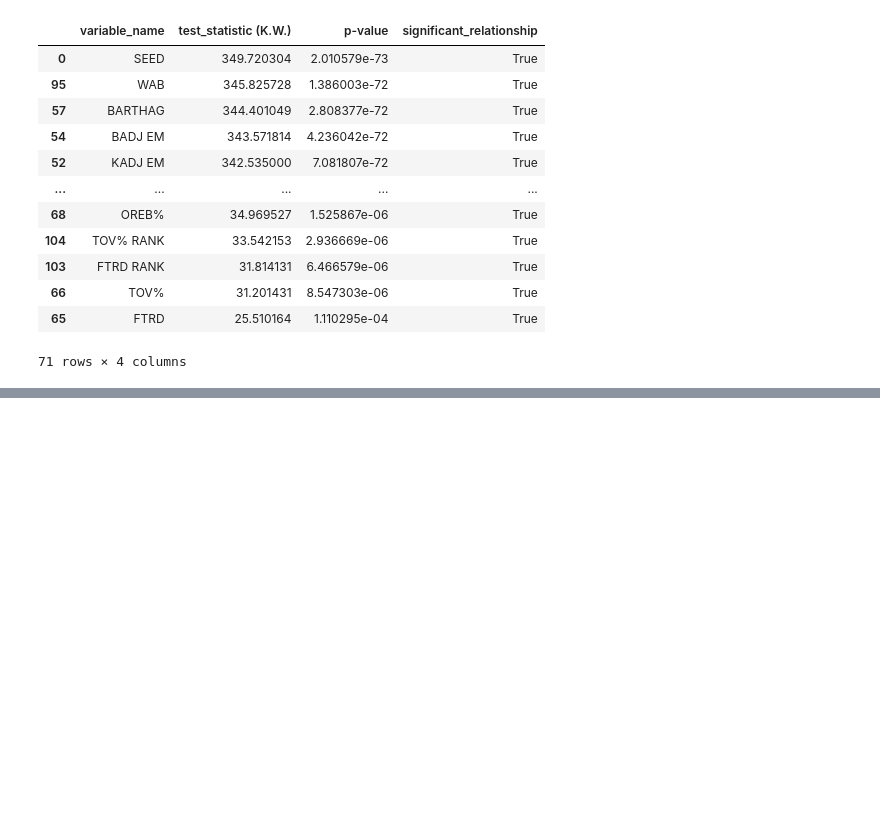
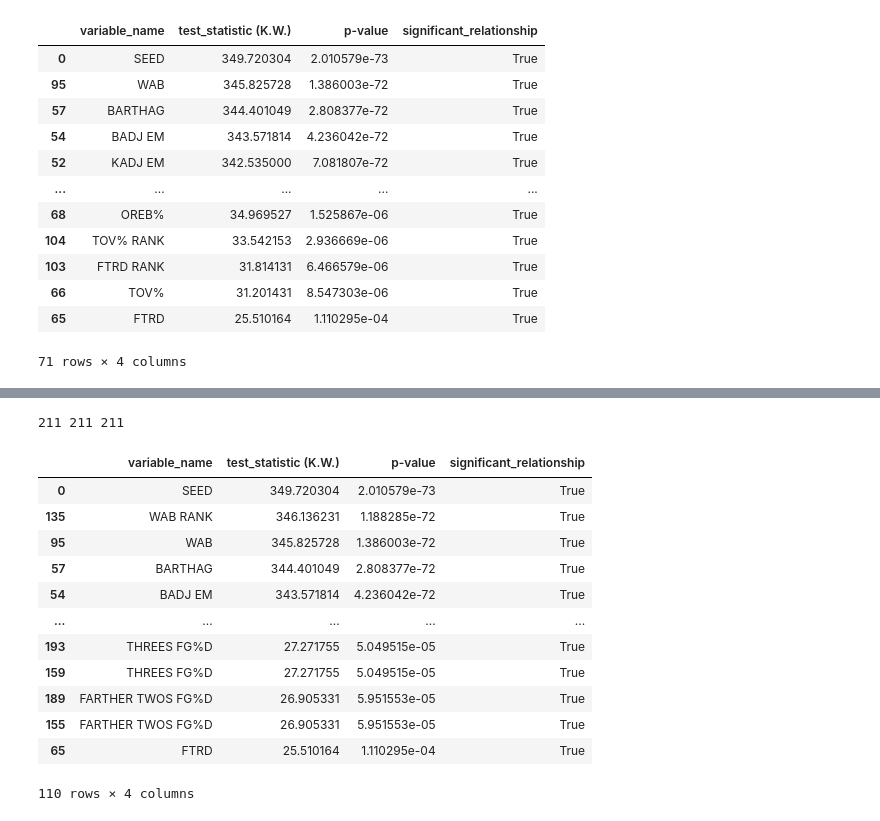
Before and after one commit to jackdorner/CSC2621FinalProject, a Jupyter notebook: FinalProject.ipynb, the cells around one changed output, grey strips where cells are left out. Cells and saved outputs as stored; diff of their text form; code cells hidden in the pictures; blank space fills up the shorter version.

```diff
--- a/FinalProject.ipynb
+++ b/FinalProject.ipynb
@@ -214,0 +270,22 @@ KenPom_Barttorvik_KW_results.head(len(KenPom_Barttorvik_KW_results))
+# %%
+even_miya_df = pd.read_csv('Data_Needs_updated_after_selection_sunday/Shooting Splits.csv')
+even_miya_dropped_columns = ['YEAR', 'TEAM NO', 'TEAM']
+even_miya_KW_results = perform_kruskal_wallis(even_miya_df, even_miya_dropped_columns)
+even_miya_KW_results = even_miya_KW_results[even_miya_KW_results['significant_relationship'] == True]
+even_miya_KW_results = even_miya_KW_results.sort_values(by = 'p-value')
+even_miya_KW_results.head(len(even_miya_KW_results))
+# %% [output]
+211 211 211
+|  | variable_name | test_statistic (K.W.) | p-value | significant_relationship |
+| 0 | SEED | 349.720304 | 2.010579e-73 | True |
+| 135 | WAB RANK | 346.136231 | 1.188285e-72 | True |
+| 95 | WAB | 345.825728 | 1.386003e-72 | True |
+| 57 | BARTHAG | 344.401049 | 2.808377e-72 | True |
+| 54 | BADJ EM | 343.571814 | 4.236042e-72 | True |
+| ... | ... | ... | ... | ... |
+| 193 | THREES FG%D | 27.271755 | 5.049515e-05 | True |
+| 159 | THREES FG%D | 27.271755 | 5.049515e-05 | True |
+| 189 | FARTHER TWOS FG%D | 26.905331 | 5.951553e-05 | True |
+| 155 | FARTHER TWOS FG%D | 26.905331 | 5.951553e-05 | True |
+| 65 | FTRD | 25.510164 | 1.110295e-04 | True |
+110 rows × 4 columns
```
Also changed, not shown: parts of 5 cells of this notebook.
